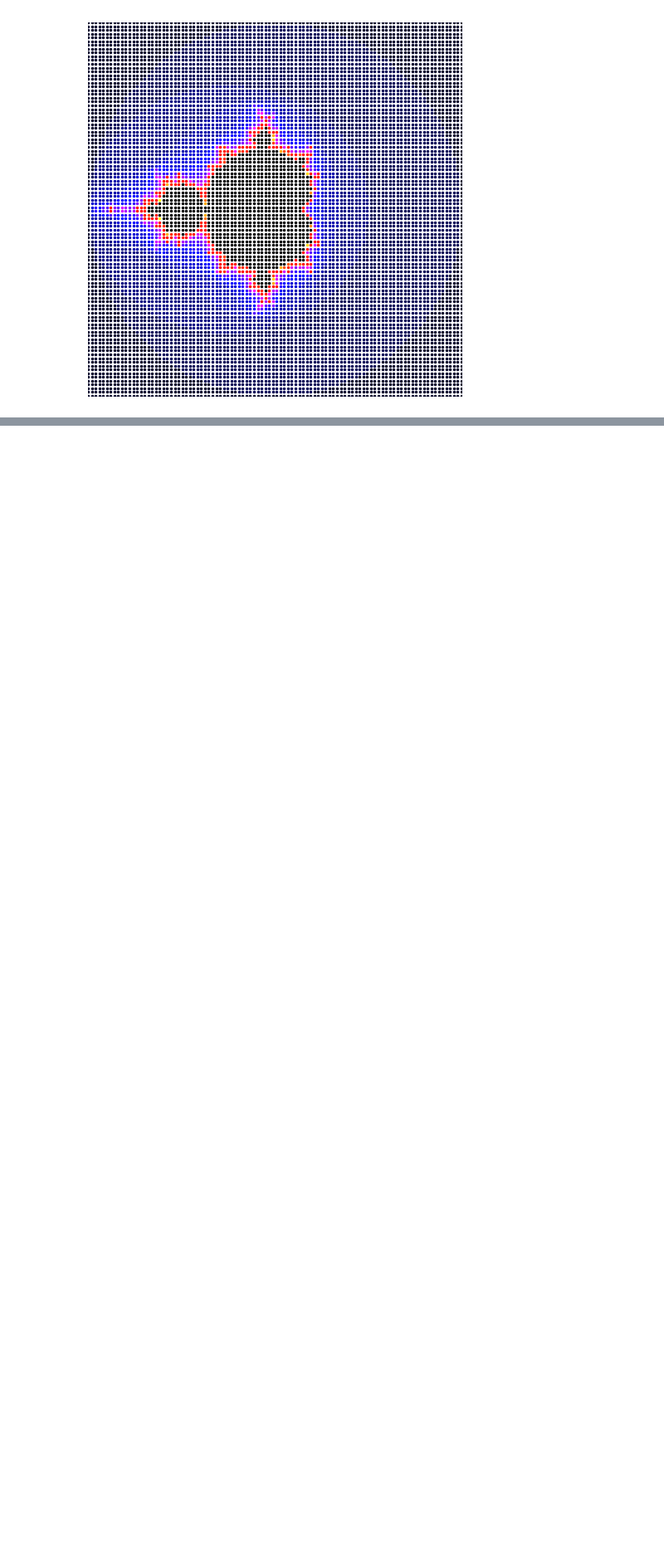
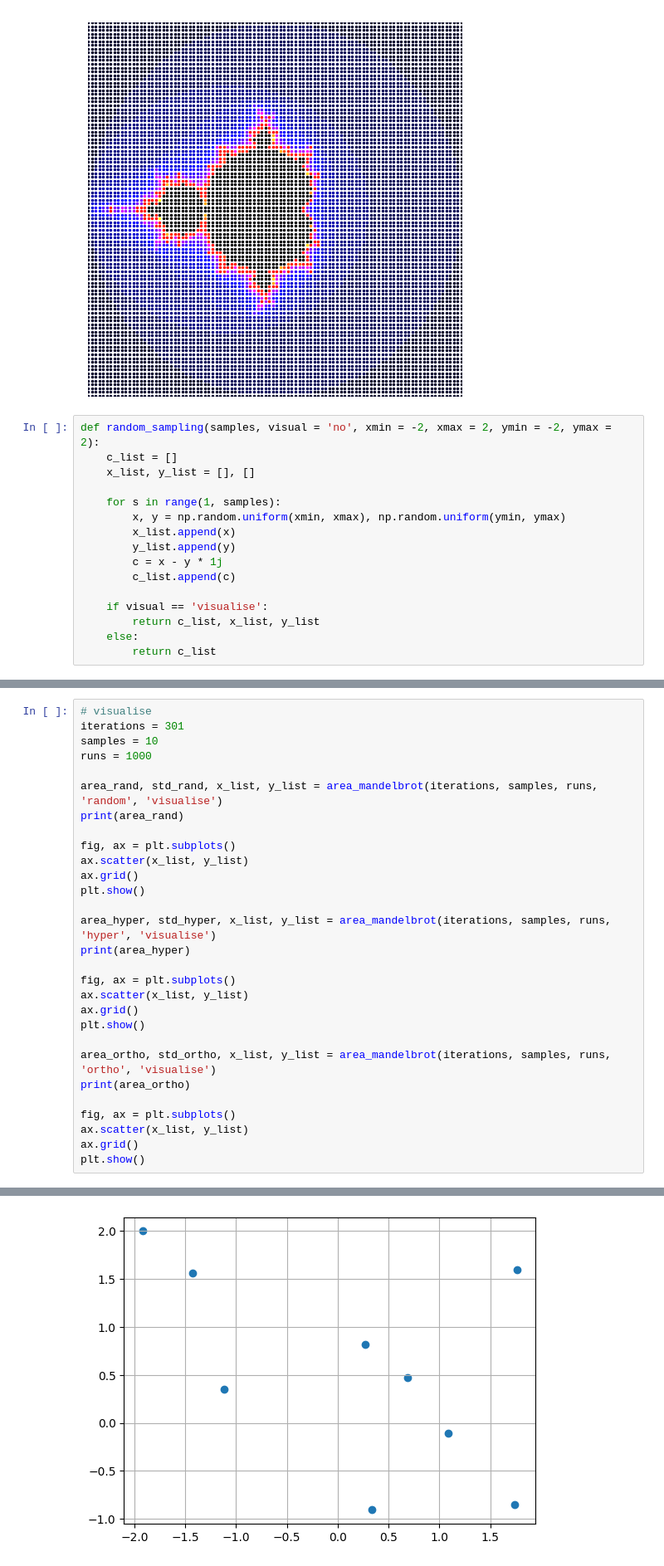
Before and after one commit to sachagijsbers/stochastic_1, a Jupyter notebook: code.ipynb, the cells around one changed output, grey strips where cells are left out. Shown at 83% size. Drawn from its saved outputs; the diff is of its cells as text; blank space fills up the shorter version.

```diff
--- a/code.ipynb
+++ b/code.ipynb
@@ -65,3 +65,19 @@ plt.tight_layout()
 plt.show()
 # %% [output]
 [figure]
+# %%
+def random_sampling(samples, visual = 'no', xmin = -2, xmax = 2, ymin = -2, ymax = 2):
+    c_list = []
+    x_list, y_list = [], []
+
+    for s in range(1, samples):
+        x, y = np.random.uniform(xmin, xmax), np.random.uniform(ymin, ymax)
+        x_list.append(x)
+        y_list.append(y)
+        c = x - y * 1j
+        c_list.append(c)
+
+    if visual == 'visualise':
+        return c_list, x_list, y_list
+    else:
+        return c_list
@@ -159,0 +216,30 @@ plt.show()
+# %%
+# visualise
+iterations = 301
+samples = 10
+runs = 1000
+
+area_rand, std_rand, x_list, y_list = area_mandelbrot(iterations, samples, runs, 'random', 'visualise')
+print(area_rand)
+
+fig, ax = plt.subplots()
+ax.scatter(x_list, y_list)
+ax.grid()
+plt.show()
+
+area_hyper, std_hyper, x_list, y_list = area_mandelbrot(iterations, samples, runs, 'hyper', 'visualise')
+print(area_hyper)
+
+fig, ax = plt.subplots()
+ax.scatter(x_list, y_list)
+ax.grid()
+plt.show()
+
+area_ortho, std_ortho, x_list, y_list = area_mandelbrot(iterations, samples, runs, 'ortho', 'visualise')
+print(area_ortho)
+
+fig, ax = plt.subplots()
+ax.scatter(x_list, y_list)
+ax.grid()
+plt.show()
+# %% [output]
@@ -159,0 +247 @@ plt.show()
+[figure, added]
```
Also changed, not shown: parts of 9 cells of this notebook.
